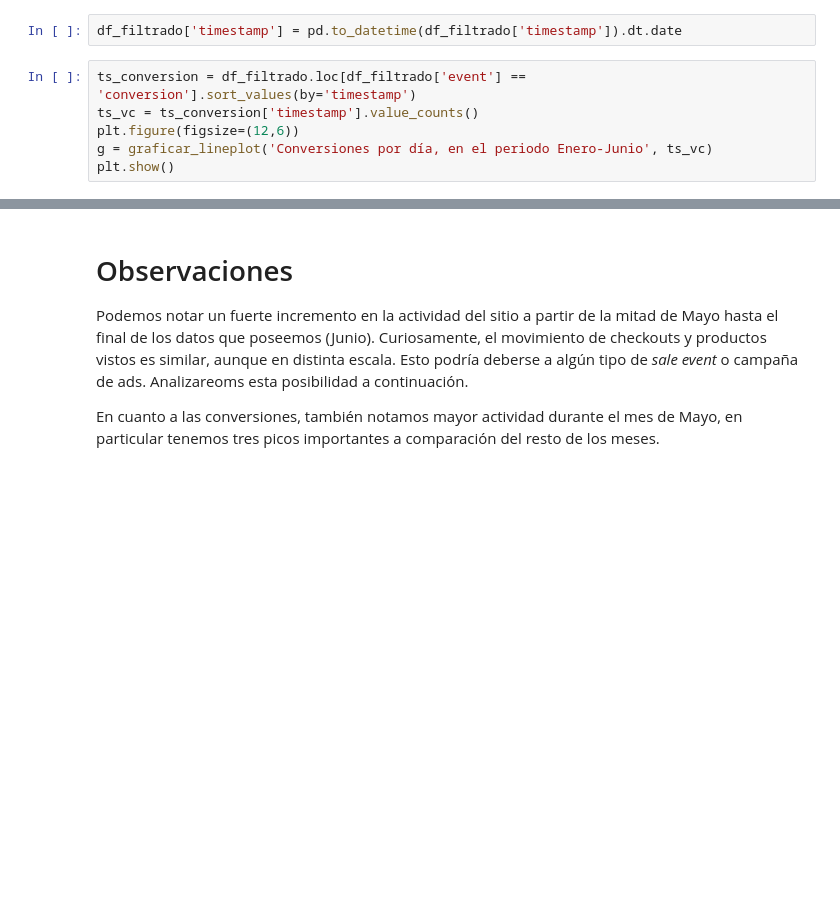
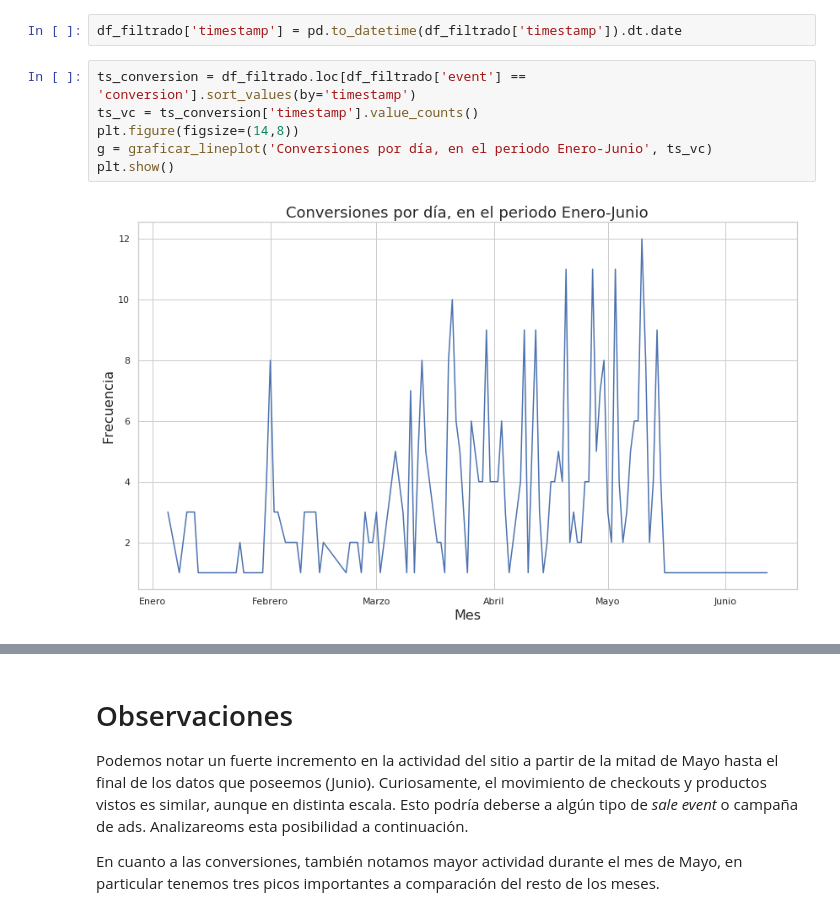
Before and after one commit to ndvazquez/7506-OrganizacionDeDatos, a Jupyter notebook: Conversiones en el sitio.ipynb, the cells around one changed output, grey strips where cells are left out. Cells and saved outputs as stored; diff of their text form; blank space fills up the shorter version.

```diff
--- a/Conversiones en el sitio.ipynb
+++ b/Conversiones en el sitio.ipynb
@@ -118,9 +143,11 @@ df_filtrado['timestamp'] = pd.to_datetime(df_filtrado['timestamp']).dt.date
 # %%
 ts_conversion = df_filtrado.loc[df_filtrado['event'] == 'conversion'].sort_values(by='timestamp')
 ts_vc = ts_conversion['timestamp'].value_counts()
-plt.figure(figsize=(12,6))
+plt.figure(figsize=(14,8))
 g = graficar_lineplot('Conversiones por día, en el periodo Enero-Junio', ts_vc)
 plt.show()
+# %% [output]
+[figure, added]
 # %%
 ts_checkout = df_filtrado.loc[df_filtrado['event'] == 'checkout'].sort_values(by='timestamp')
 ts_vc = ts_checkout['timestamp'].value_counts()
```
Also changed, not shown: parts of 9 cells of this notebook.
